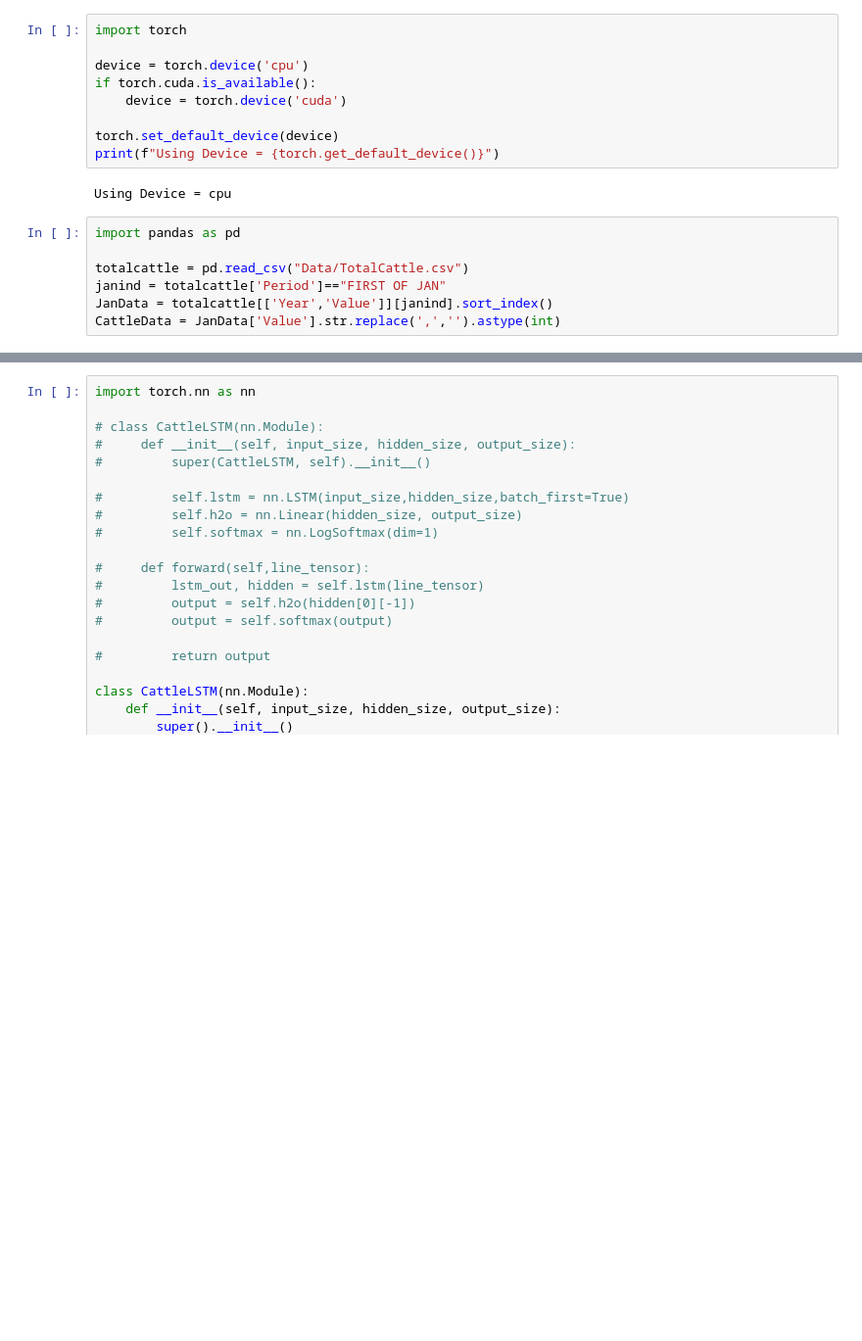
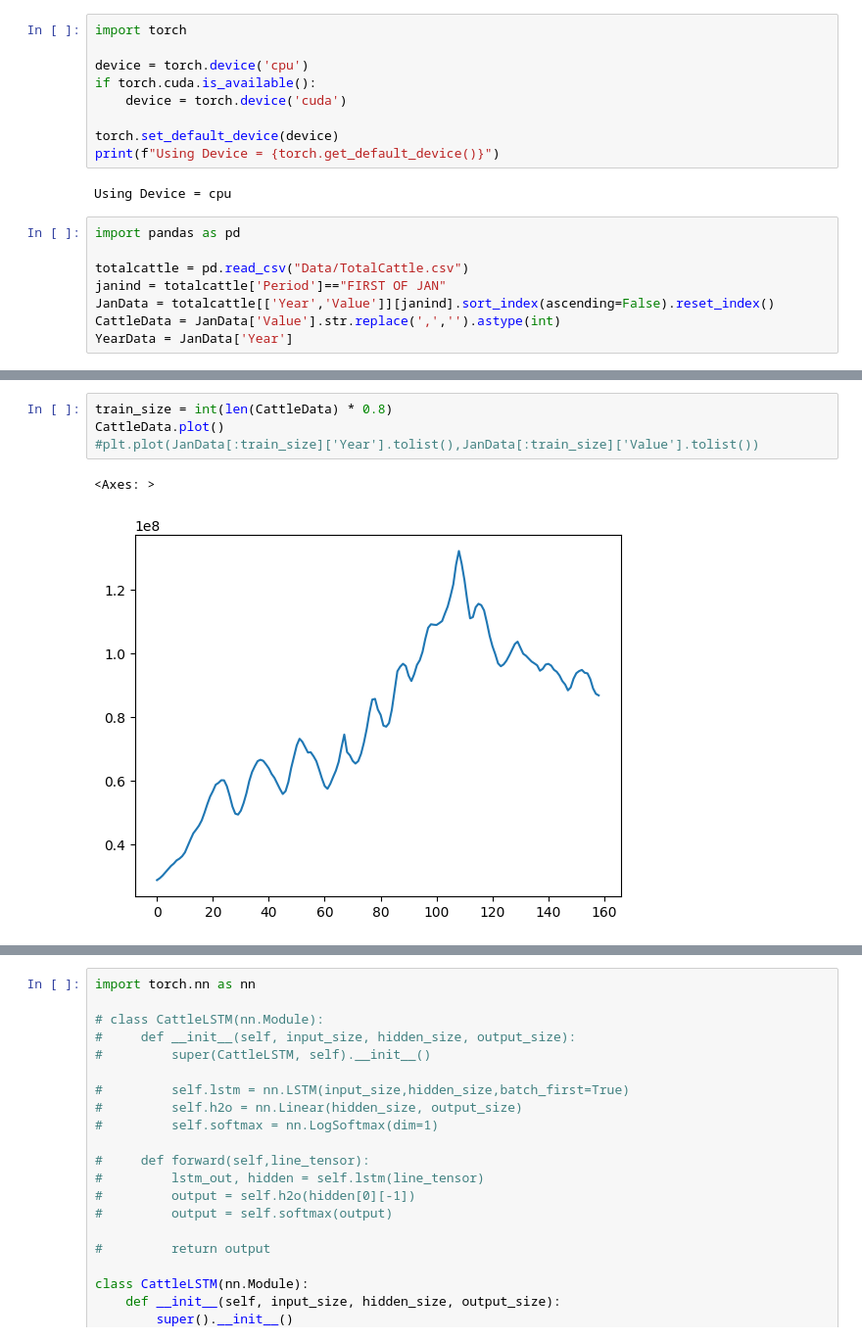
Before and after one commit to Paolitoes/CattlePredictions, a Jupyter notebook: LSTMTest.ipynb, the cells around one changed output, grey strips where cells are left out. Shown at 98% size. Drawn from its saved outputs; the diff is of its cells as text; blank space fills up the shorter version.

Commit message:
Working LSTM in sandbox, plot entropy averages for hyperparameter optimization

```diff
--- a/LSTMTest.ipynb
+++ b/LSTMTest.ipynb
@@ -14,5 +14,6 @@ import pandas as pd
 
 totalcattle = pd.read_csv("Data/TotalCattle.csv")
 janind = totalcattle['Period']=="FIRST OF JAN"
-JanData = totalcattle[['Year','Value']][janind].sort_index()
+JanData = totalcattle[['Year','Value']][janind].sort_index(ascending=False).reset_index()
 CattleData = JanData['Value'].str.replace(',','').astype(int)
+YearData = JanData['Year']
@@ -18,0 +44,7 @@ CattleData = JanData['Value'].str.replace(',','').astype(int)
+# %%
+train_size = int(len(CattleData) * 0.8)
+CattleData.plot()
+#plt.plot(JanData[:train_size]['Year'].tolist(),JanData[:train_size]['Value'].tolist())
+# %% [output]
+<Axes: >
+[figure, added]
```
Also changed, not shown: parts of 28 cells of this notebook, 4 other files.
